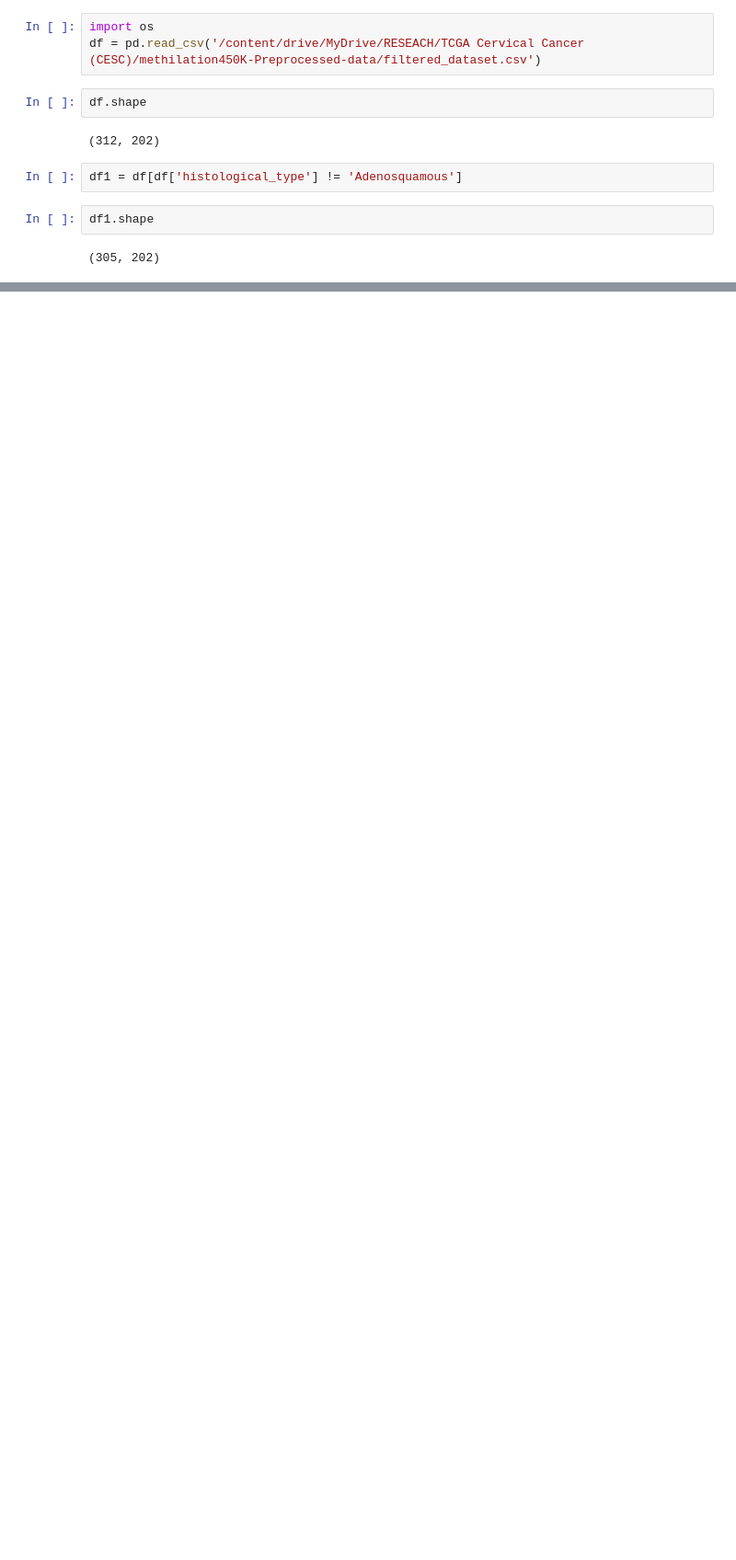
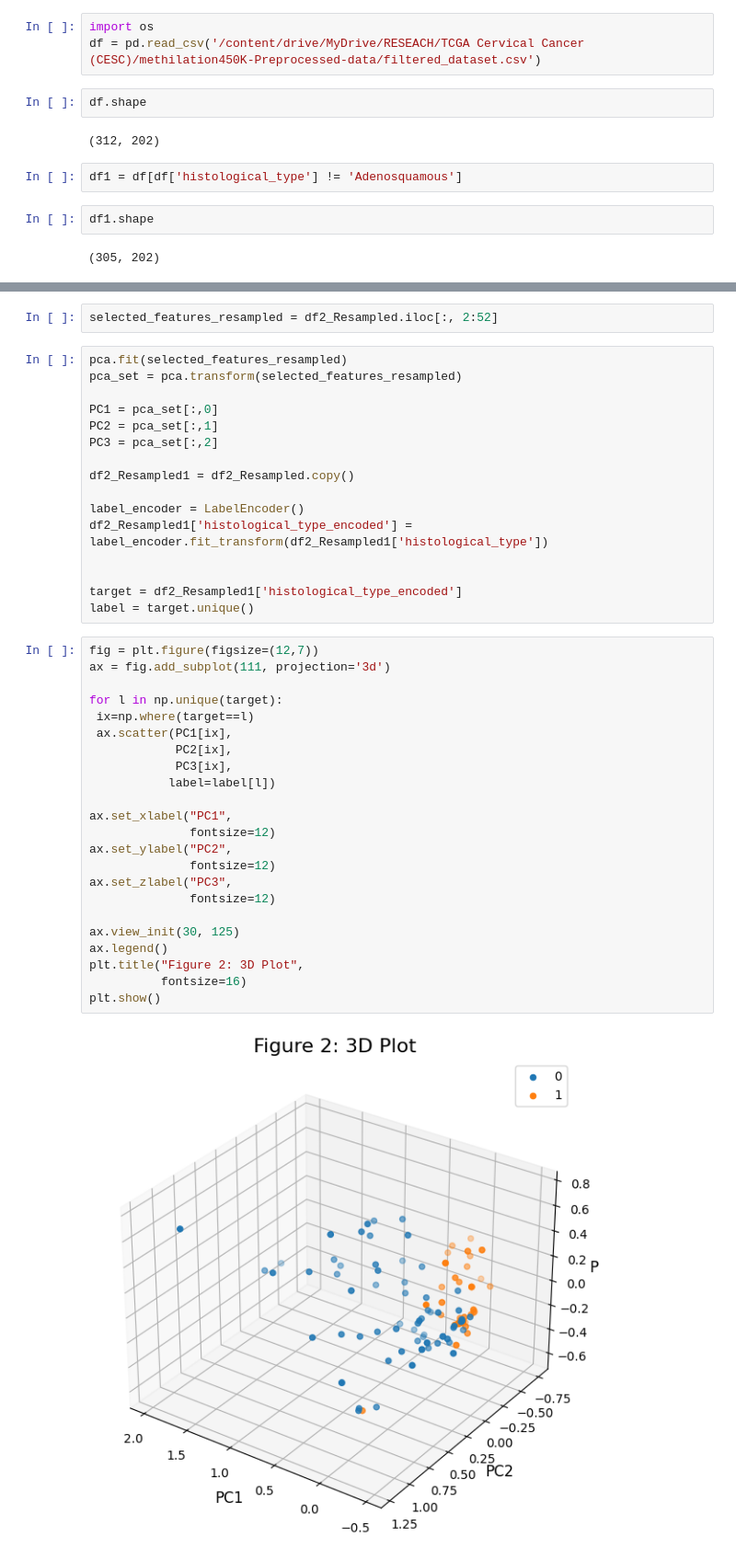
Before and after one commit to nadunchanna98/Multi-Omic-Cervical-Cancer-Machine-Learning-Data-Processing, a Jupyter notebook: PCA_methylation450K_ipynb.ipynb, the cells around one changed output, grey strips where cells are left out. Shown at 92% size. Drawn from its saved outputs; the diff is of its cells as text; blank space fills up the shorter version.

```diff
--- a/PCA_methylation450K_ipynb.ipynb
+++ b/PCA_methylation450K_ipynb.ipynb
@@ -107,0 +156,43 @@ plt.show()
+# %%
+selected_features_resampled = df2_Resampled.iloc[:, 2:52]
+# %%
+pca.fit(selected_features_resampled)
+pca_set = pca.transform(selected_features_resampled)
+
+PC1 = pca_set[:,0]
+PC2 = pca_set[:,1]
+PC3 = pca_set[:,2]
+
+df2_Resampled1 = df2_Resampled.copy()
+
+label_encoder = LabelEncoder()
+df2_Resampled1['histological_type_encoded'] = label_encoder.fit_transform(df2_Resampled1['histological_type'])
+
+
+target = df2_Resampled1['histological_type_encoded']
+label = target.unique()
+# %%
+fig = plt.figure(figsize=(12,7))
+ax = fig.add_subplot(111, projection='3d')
+
+for l in np.unique(target):
+ ix=np.where(target==l)
+ ax.scatter(PC1[ix],
+            PC2[ix],
+            PC3[ix],
+           label=label[l])
+
+ax.set_xlabel("PC1",
+              fontsize=12)
+ax.set_ylabel("PC2",
+              fontsize=12)
+ax.set_zlabel("PC3",
+              fontsize=12)
+
+ax.view_init(30, 125)
+ax.legend()
+plt.title("Figure 2: 3D Plot",
+          fontsize=16)
+plt.show()
+# %% [output]
+[figure, added]
```
Also changed, not shown: parts of 50 cells of this notebook.
